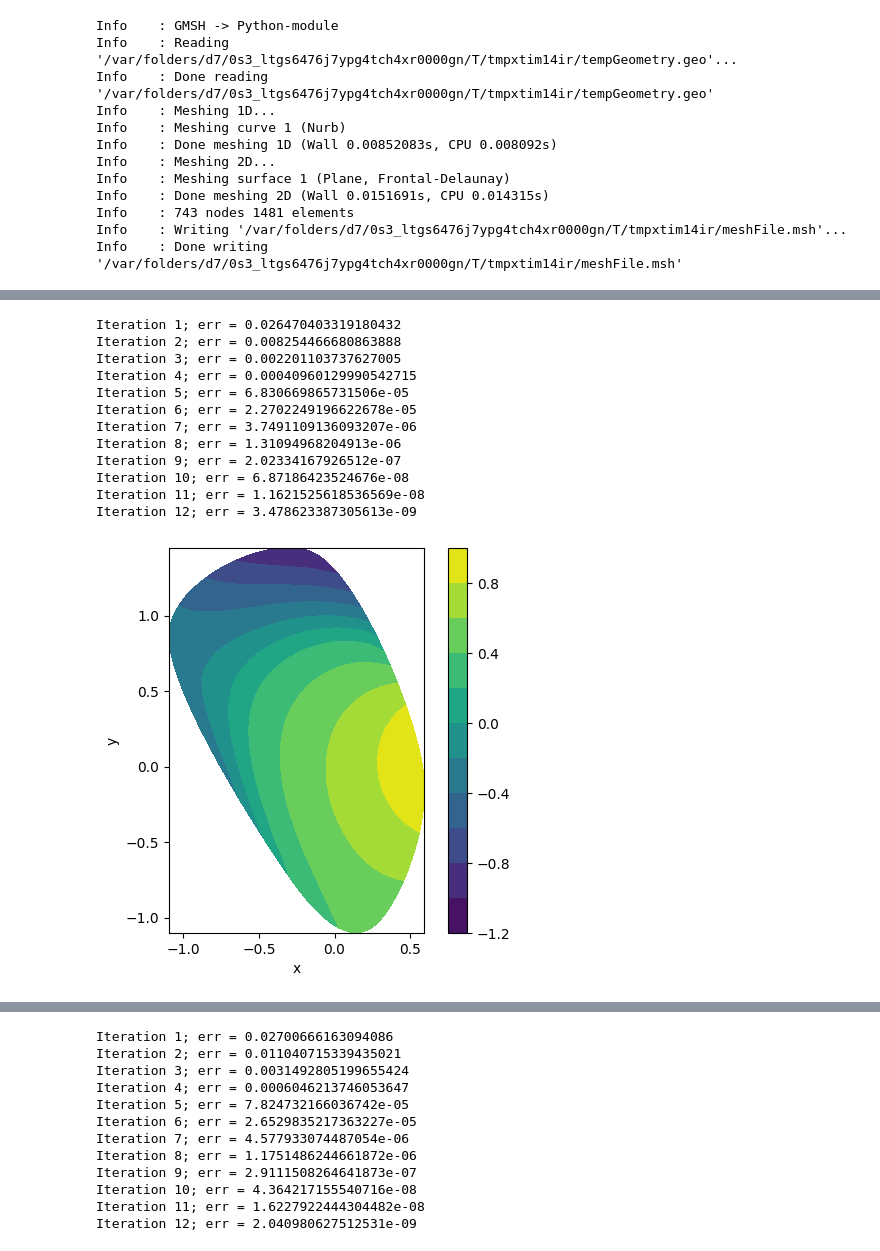
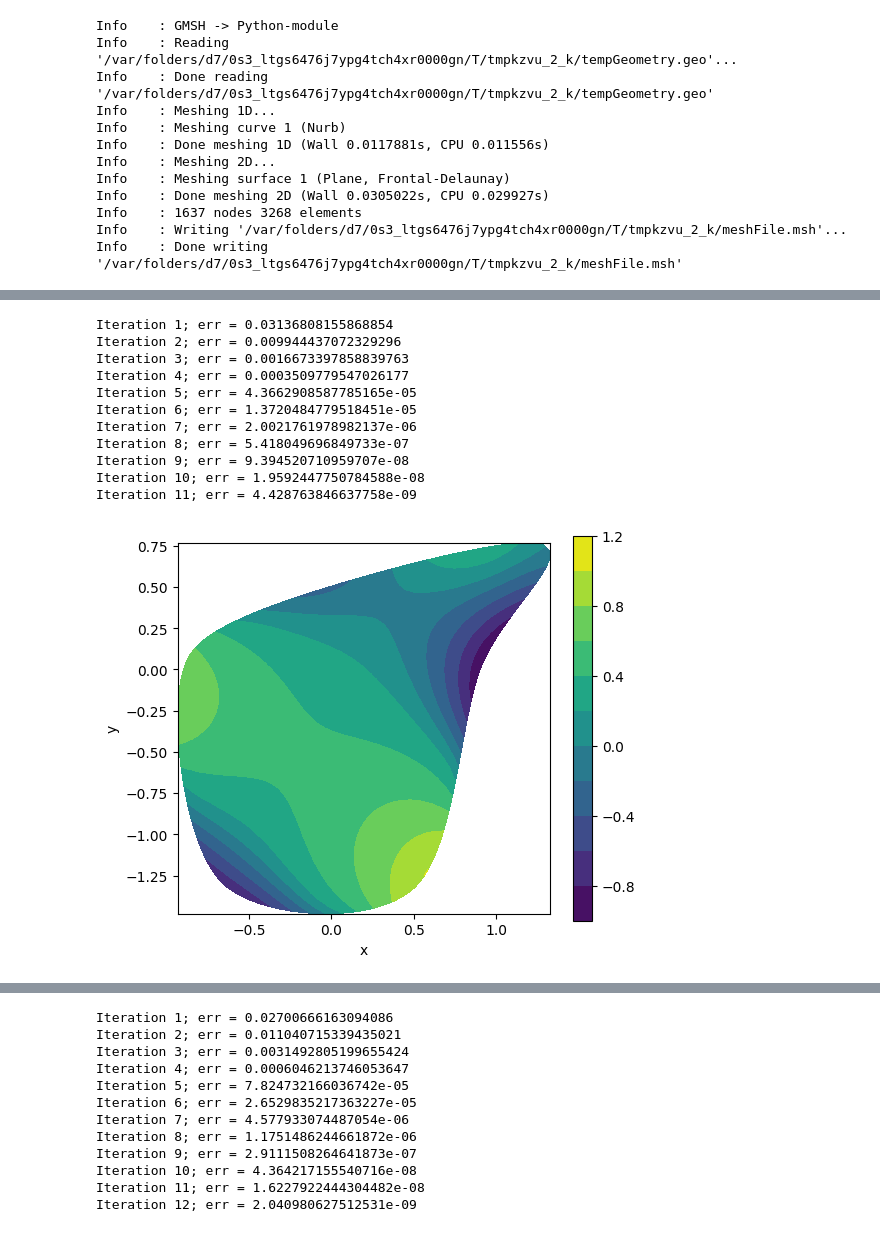
Before and after one commit to jh6220/SINNs-FEM, a Jupyter notebook: CALFEM_test.ipynb, the cells around one changed output, grey strips where cells are left out. Cells and saved outputs as stored; diff of their text form; code cells hidden in the pictures.

```diff
--- a/CALFEM_test.ipynb
+++ b/CALFEM_test.ipynb
@@ -231,25 +236,26 @@ def GenerateRandomSolution(n_min = 4, n_max = 10, elSize = 0.07, n_order = 3):
     mesh = {'nodes':nodes,'elements':elements,'boundaryNodes':boundaryNodes,'internalNodes':internalNodes,'points':points, 'alpha':alpha}
     return l, mesh
 # %%
-np.random.seed(1)
-l, mesh =  GenerateRandomSolution(n_min = 4, n_max = 8, elSize = 0.07, n_order = 3)
+# np.random.seed(1)
+l, mesh =  GenerateRandomSolution(n_min = 4, n_max = 8, elSize = 0.05, n_order = 3)
 
-triangulation = PlotFEMsolution(mesh['nodes'], mesh['elements'],l)
+PlotFEMsolution(mesh['nodes'], mesh['elements'],l)
 # plt.scatter(nodes[:,0],nodes[:,1],c='k',s=1)
 nodes = mesh['nodes']
 boundaryNodes = mesh['boundaryNodes']
 points = mesh['points']
 elements = mesh['elements']
+alpha = mesh['alpha']
 # %% [output]
 Info    : GMSH -> Python-module
-Info    : Reading '/var/folders/d7/0s3_ltgs6476j7ypg4tch4xr0000gn/T/tmpxtim14ir/tempGeometry.geo'...
-Info    : Done reading '/var/folders/d7/0s3_ltgs6476j7ypg4tch4xr0000gn/T/tmpxtim14ir/tempGeometry.geo'
+Info    : Reading '/var/folders/d7/0s3_ltgs6476j7ypg4tch4xr0000gn/T/tmpkzvu_2_k/tempGeometry.geo'...
+Info    : Done reading '/var/folders/d7/0s3_ltgs6476j7ypg4tch4xr0000gn/T/tmpkzvu_2_k/tempGeometry.geo'
 Info    : Meshing 1D...
 Info    : Meshing curve 1 (Nurb)
-Info    : Done meshing 1D (Wall 0.00852083s, CPU 0.008092s)
+Info    : Done meshing 1D (Wall 0.0117881s, CPU 0.011556s)
 Info    : Meshing 2D...
 Info    : Meshing surface 1 (Plane, Frontal-Delaunay)
-Info    : Done meshing 2D (Wall 0.0151691s, CPU 0.014315s)
-Info    : 743 nodes 1481 elements
-Info    : Writing '/var/folders/d7/0s3_ltgs6476j7ypg4tch4xr0000gn/T/tmpxtim14ir/meshFile.msh'...
-Info    : Done writing '/var/folders/d7/0s3_ltgs6476j7ypg4tch4xr0000gn/T/tmpxtim14ir/meshFile.msh'
+Info    : Done meshing 2D (Wall 0.0305022s, CPU 0.029927s)
+Info    : 1637 nodes 3268 elements
+Info    : Writing '/var/folders/d7/0s3_ltgs6476j7ypg4tch4xr0000gn/T/tmpkzvu_2_k/meshFile.msh'...
+Info    : Done writing '/var/folders/d7/0s3_ltgs6476j7ypg4tch4xr0000gn/T/tmpkzvu_2_k/meshFile.msh'
@@ -266,14 +263,13 @@ Warning : Skipping unknown option '--f=/Users/jakubhorsky/Library/Jupyter/runtim
-Iteration 1; err = 0.026470403319180432
-Iteration 2; err = 0.008254466680863888
-Iteration 3; err = 0.002201103737627005
-Iteration 4; err = 0.00040960129990542715
-Iteration 5; err = 6.830669865731506e-05
-Iteration 6; err = 2.2702249196622678e-05
-Iteration 7; err = 3.7491109136093207e-06
-Iteration 8; err = 1.31094968204913e-06
-Iteration 9; err = 2.02334167926512e-07
-Iteration 10; err = 6.87186423524676e-08
-Iteration 11; err = 1.1621525618536569e-08
-Iteration 12; err = 3.478623387305613e-09
+Iteration 1; err = 0.03136808155868854
+Iteration 2; err = 0.009944437072329296
+Iteration 3; err = 0.0016673397858839763
+Iteration 4; err = 0.0003509779547026177
+Iteration 5; err = 4.3662908587785165e-05
+Iteration 6; err = 1.3720484779518451e-05
+Iteration 7; err = 2.0021761978982137e-06
+Iteration 8; err = 5.418049696849733e-07
+Iteration 9; err = 9.394520710959707e-08
+Iteration 10; err = 1.9592447750784588e-08
+Iteration 11; err = 4.428763846637758e-09
-[figure, old version]
+[figure, new version]
 # %%
```
Also changed, not shown: parts of 13 cells of this notebook, 1 other file.
